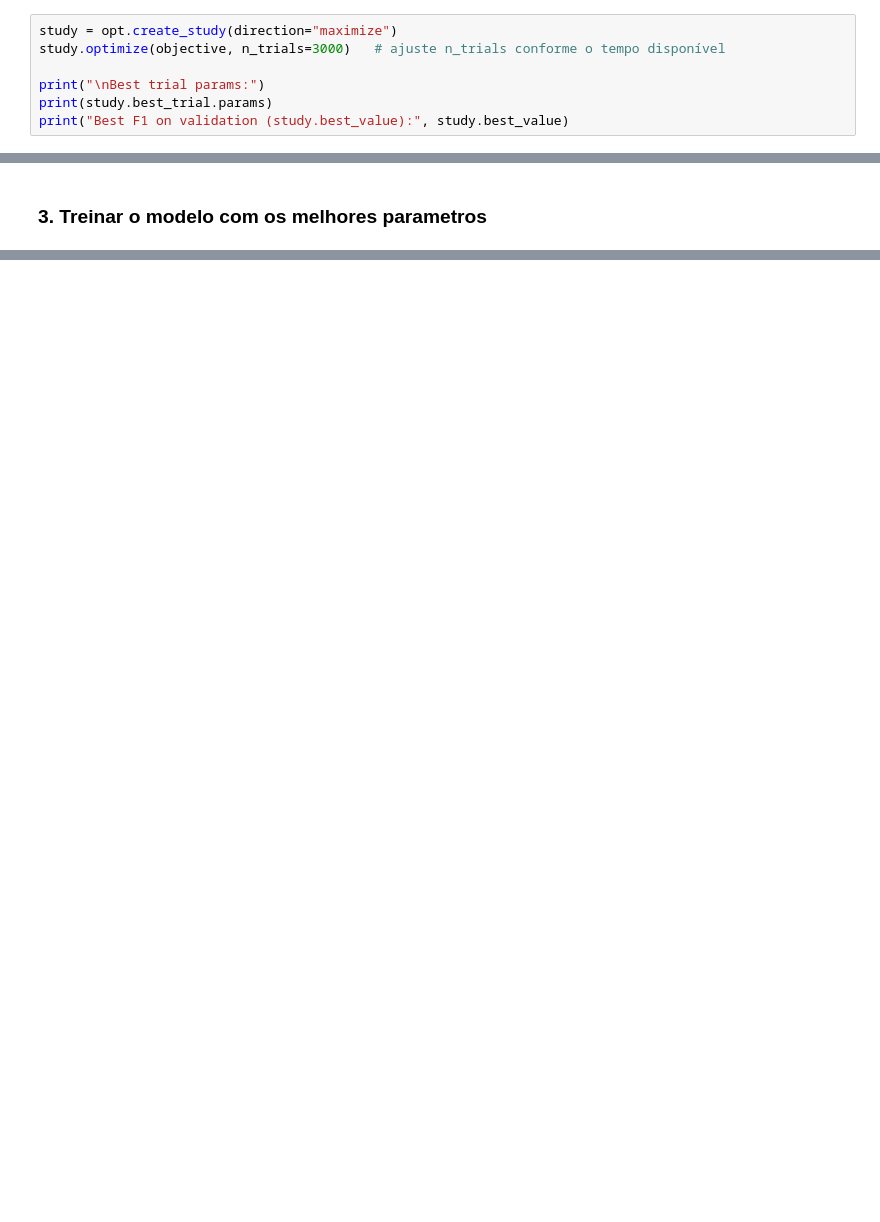
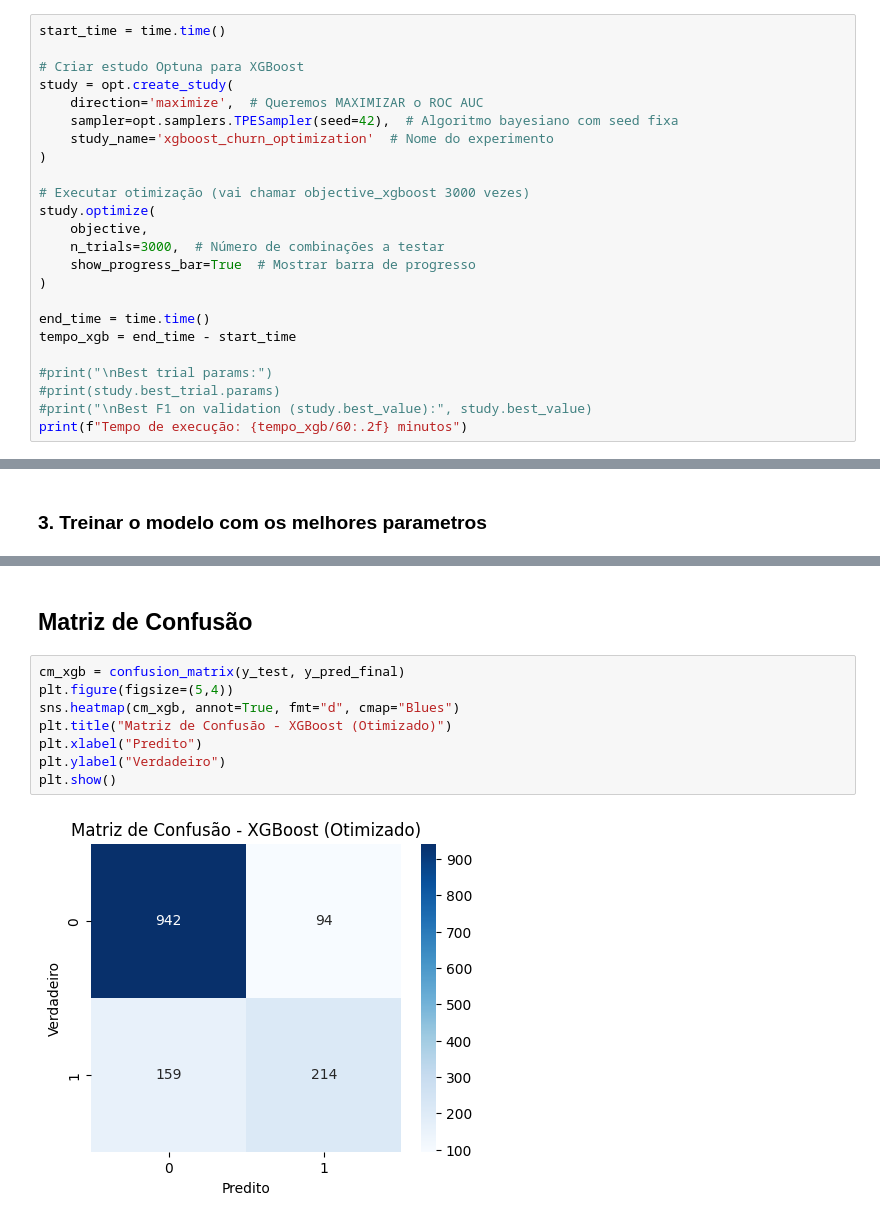
Before and after one commit to alekspettherson/Facens-Pos, a Jupyter notebook: Fundamentos Machine Learning/Aula3_ensemble_aula.ipynb, the cells around one changed output, grey strips where cells are left out. Drawn from its saved outputs; the diff is of its cells as text; blank space fills up the shorter version.

```diff
--- a/Fundamentos Machine Learning/Aula3_ensemble_aula.ipynb
+++ b/Fundamentos Machine Learning/Aula3_ensemble_aula.ipynb
@@ -449,10 +453,27 @@ Funciona como sistema inteligente que testa combinações de parâmetros. Porém
 # %% [markdown]
 ### 2. Executando o modelo
 # %%
-study = opt.create_study(direction="maximize")
-study.optimize(objective, n_trials=3000)   # ajuste n_trials conforme o tempo disponível
+start_time = time.time()
 
-print("\nBest trial params:")
-print(study.best_trial.params)
-print("Best F1 on validation (study.best_value):", study.best_value)
+# Criar estudo Optuna para XGBoost
+study = opt.create_study(
+    direction='maximize',  # Queremos MAXIMIZAR o ROC AUC
+    sampler=opt.samplers.TPESampler(seed=42),  # Algoritmo bayesiano com seed fixa
+    study_name='xgboost_churn_optimization'  # Nome do experimento
+)
+
+# Executar otimização (vai chamar objective_xgboost 3000 vezes)
+study.optimize(
+    objective,
+    n_trials=3000,  # Número de combinações a testar
+    show_progress_bar=True  # Mostrar barra de progresso
+)
+
+end_time = time.time()
+tempo_xgb = end_time - start_time
+
+#print("\nBest trial params:")
+#print(study.best_trial.params)
+#print("\nBest F1 on validation (study.best_value):", study.best_value)
+print(f"Tempo de execução: {tempo_xgb/60:.2f} minutos")
 # %% [output]
@@ -511,0 +528,12 @@ F1 (tuned): 0.62882096069869
+# %% [markdown]
+## Matriz de Confusão
+# %%
+cm_xgb = confusion_matrix(y_test, y_pred_final)
+plt.figure(figsize=(5,4))
+sns.heatmap(cm_xgb, annot=True, fmt="d", cmap="Blues")
+plt.title("Matriz de Confusão - XGBoost (Otimizado)")
+plt.xlabel("Predito")
+plt.ylabel("Verdadeiro")
+plt.show()
+# %% [output]
+[figure, added]
```
Also changed, not shown: parts of 10 cells of this notebook, 1 other file.
